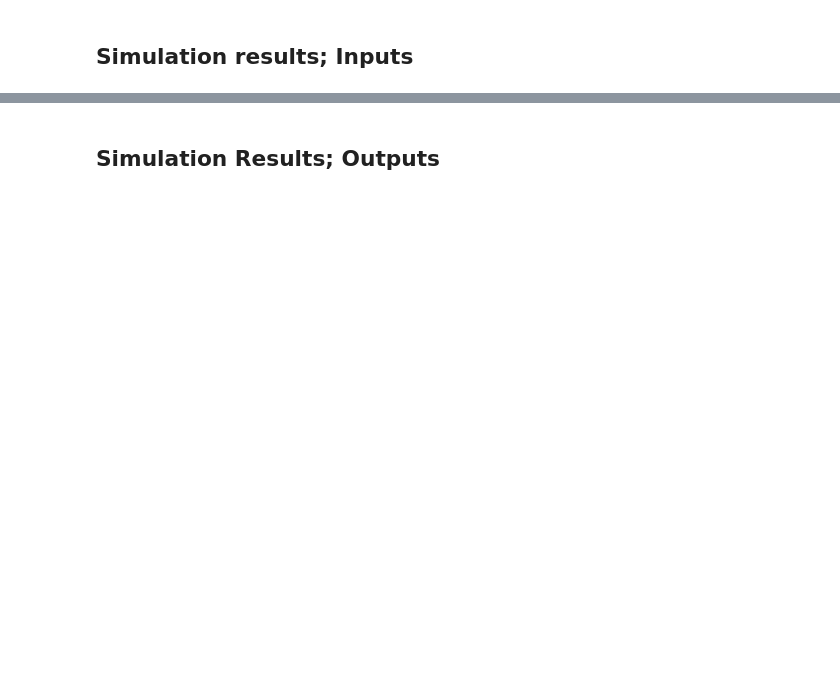
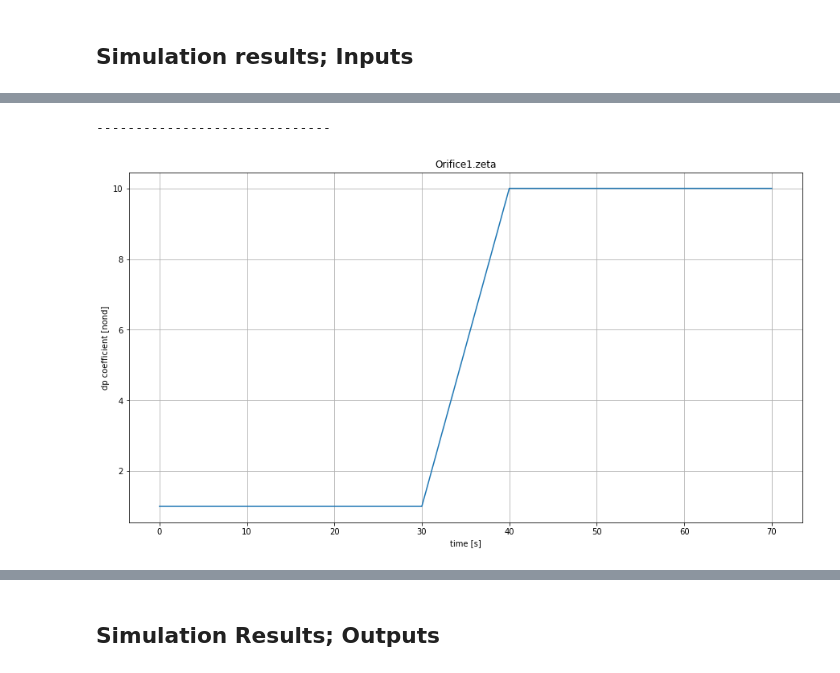
Before and after one commit to zeta-plusplus/ipynbs4OMPython, a Jupyter notebook: PropulsionSystemLib/Examples.Elements.BasicElements.PistonCylinderIdealOttoMV01_ex02_rev001.ipynb, the cells around one changed output, grey strips where cells are left out. Drawn from its saved outputs; the diff is of its cells as text; code cells hidden in the pictures; blank space fills up the shorter version.

```diff
--- a/PropulsionSystemLib/Examples.Elements.BasicElements.PistonCylinderIdealOttoMV01_ex02_rev001.ipynb
+++ b/PropulsionSystemLib/Examples.Elements.BasicElements.PistonCylinderIdealOttoMV01_ex02_rev001.ipynb
@@ -541,15 +624,18 @@ print('------------------------------')
 # %%
-i_df=0
-varName="ramp_T1.y"
-ylabel='Temperature [K]'
+i_df=1
+varName="Orifice1.zeta"
+ylabel='dp coefficient [nond]'
 
 time= df[i_df].loc[:,'time']
 var= df[i_df].loc[:,varName]
 fig.append(plt.figure(figsize=(15,8)))
 plt.xlabel('time [s]')
 plt.ylabel(ylabel)
 plt.plot(time, var)
 plt.title(varName)
 plt.grid()
 print('------------------------------')
+# %% [output]
+------------------------------
+[figure, added]
 # %%
```
Also changed, not shown: parts of 29 cells of this notebook.
